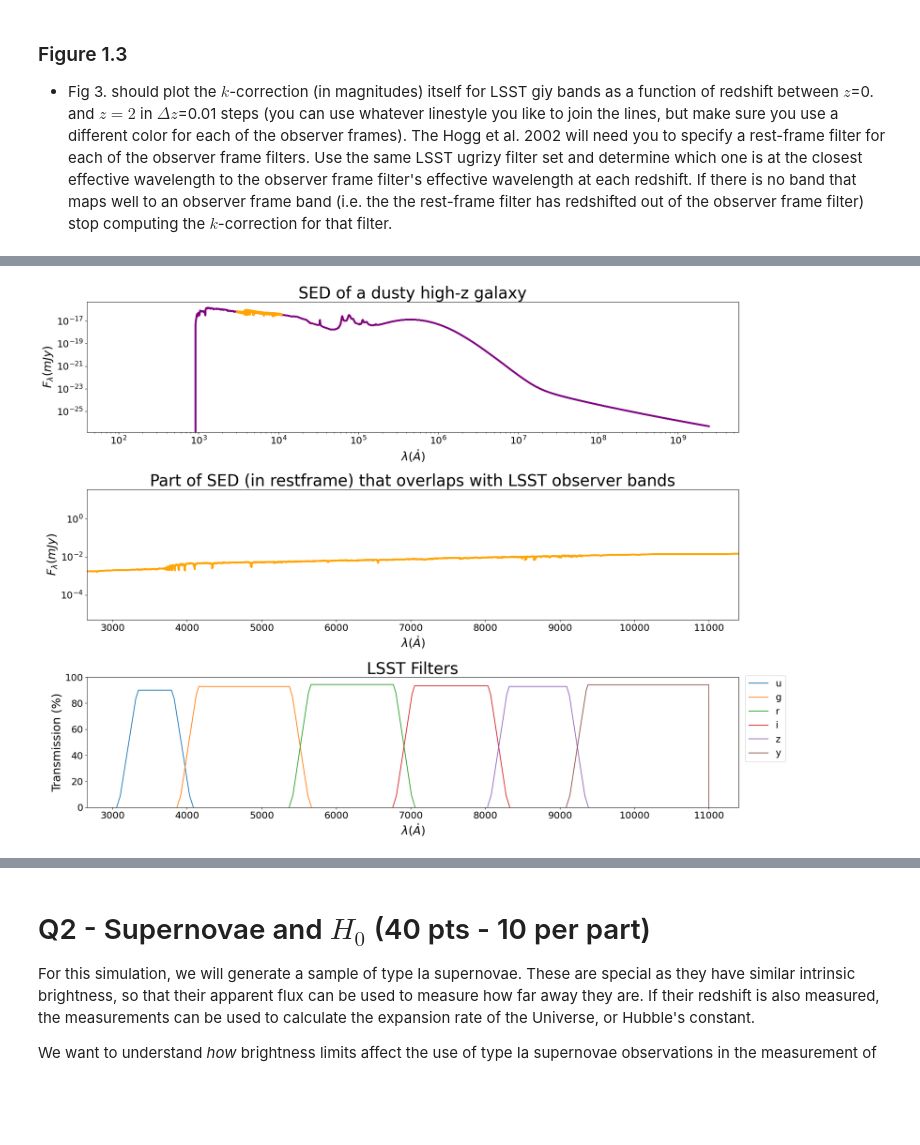
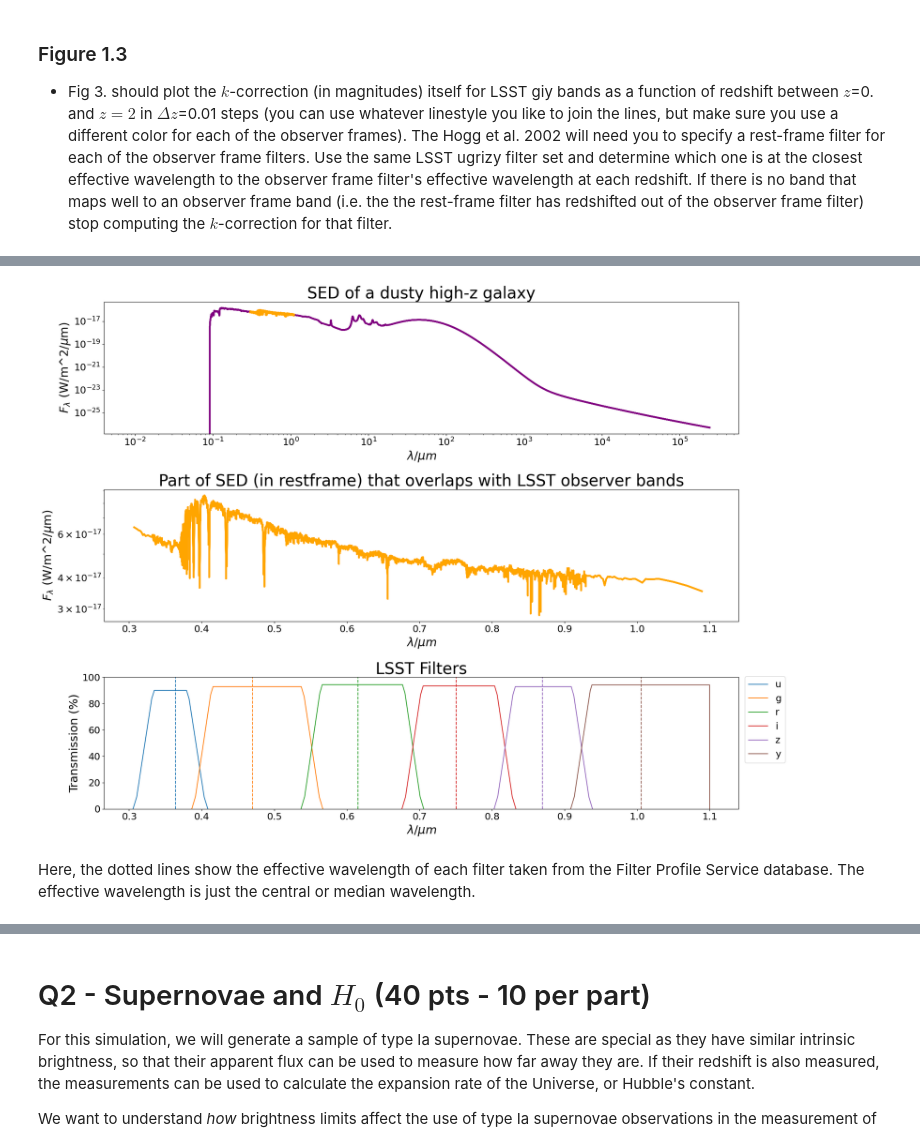
Before and after one commit to gnarayan/ast503_2024_Fall, a Jupyter notebook: homework/PadmaVenkatraman/HW2_ASTR503_PadmaVenkatraman.ipynb, the cells around one changed output, grey strips where cells are left out. Cells and saved outputs as stored; diff of their text form; code cells hidden in the pictures; blank space fills up the shorter version.

```diff
--- a/homework/PadmaVenkatraman/HW2_ASTR503_PadmaVenkatraman.ipynb
+++ b/homework/PadmaVenkatraman/HW2_ASTR503_PadmaVenkatraman.ipynb
@@ -129,7 +130,7 @@ import astropy.units as u
 cosmo = FlatLambdaCDM(H0=72 * u.km / u.s / u.Mpc, Tcmb0=2.725 * u.K, Om0=0.3)
 # %%
 plt.figure(figsize=(10,8))
-wave_centers = np.array([ 24, 70, 110,180, 200, 350, 450, 500, 850, 1100, 1400, 2100])
+wave_centers = np.array([110,180, 200, 350, 450, 500, 850, 1100, 1400, 2100, 2400])
 cmap = plt.get_cmap('viridis')
 for wavei in range(len(wave_centers)):
     wave = wave_centers[wavei]
@@ -145,7 +146,7 @@ for wavei in range(len(wave_centers)):
         n = np.trapz(flux_in_passband/pass_freq,x=pass_freq)
         redshift_flux = np.array(( n * (1+z) )/((cosmo.luminosity_distance(z).to(u.pc))/10)**2)
         flux_z = np.append(flux_z, redshift_flux)
-    ax = plt.plot(redshifts,flux_z, color=cmap(wavei/10), label='$\lambda = $'+f'{wave_centers[wavei]} $\mu m$')
+    ax = plt.plot(redshifts,flux_z, color=cmap(wavei/10), label='$\lambda = $'+f'{wave_centers[wavei]} $\mu$m')
     plt.legend(loc=(1,0),title='Bandpass ($\lambda_{obs}$)')
     plt.xlabel("Redshift (z)")
     plt.ylabel("$ \\frac {F_{\\nu}} {mJy}$")
@@ -158,3 +159,12 @@ for wavei in range(len(wave_centers)):
 ### Figure 1.2
 
 - Fig 2. should plot the flux density (in mJy) of the SED as a function of wavelength in microns (see the 2nd animation here: http://www.as.utexas.edu/~cmcasey/animated.html) over the same redshift grid (you can use $\Delta z$=0.50 to make it less cluttered if you like) and overplot the sub-mm bands for BICEP2 (http://svo2.cab.inta-csic.es/theory/fps3/index.php?mode=browse&gname=BICEP&gname2=BICEP2&asttype=)
+# %%
+bicep_bands = ['2.95', '2.150', '2.220']
+bicep_file = [f"data/hw2/BICEP_BICEP{i}GHz_rj.dat" for i in bicep_bands]
+band_to_data =dict(zip(bicep_bands, bicep_file))
+bicep_data = pd.DataFrame()
+for name in bicep_bands:
+    file = band_to_data[name]
+    d = ascii.read(file, names=[f'{name}_wavelength', f'{name}_passband']).to_pandas()
+    bicep_data = pd.concat([bicep_data, d], axis=1)
@@ -186,3 +220,7 @@ for name in passbands:
     file = passband_to_file[name]
     d = ascii.read(file, names=[f'{name}_wavelength', f'{name}_passband']).to_pandas()
     passband_data = pd.concat([passband_data, d], axis=1)
+
+# convert everything to micron
+for p in passbands:
+    passband_data[f'{p}_wavelength'] = passband_data[f'{p}_wavelength']/1e4
@@ -195,29 +227,39 @@ K_{QR} = -2.5\log_{10}\left[\frac{1}{1+z}\frac{\int{ \lambda_0 f_{\lambda}(\lamb
 # %%
 fig, ax = plt.subplots(3, 1, figsize=(20,15))
 wave = np.array(data['wave'])*(u.micron)
-wave_ang = wave.to(u.Angstrom)
+# from http://svo2.cab.inta-csic.es/theory/fps3/index.php?mode=browse&gname=LSST&asttype=
+
+effvals = np.array([3641.17, 4704.08, 6155.82, 7504.64, 8695.51, 10056.62])/1e4 # microns
+eff_wavelengths = dict(zip(passbands, effvals))
+
+# wave_ang = wave.to(u.Angstrom)
 for p in passbands:
-    ax[0].plot(wave_ang, data['f_lambda'], lw=3,color='purple')
-    lsst_overlap = ((wave_ang.value>=np.min(passband_data[f'u_wavelength'])) & (wave_ang.value <=np.max(passband_data['y_wavelength'])))
-    ax[0].plot(wave_ang[lsst_overlap], data['f_lambda'][lsst_overlap], lw=5,color='orange')
+    ax[0].plot(wave, data['f_lambda'], lw=3,color='purple')
+
+    lsst_overlap = ((wave.value>=np.min(passband_data[f'u_wavelength'])) & (wave.value <=np.max(passband_data['y_wavelength'])))
+    ax[0].plot(wave[lsst_overlap], data['f_lambda'][lsst_overlap], lw=5,color='orange')
     for a in ax:
-        a.set_xlabel("$\lambda (\mathring{A})$")
+        a.set_xlabel("$\lambda / \mu m$")
     for a in ax[:2]:
-        a.set_ylabel("$F_{\lambda} (mJy)$")
+        a.set_ylabel("$F_{\lambda}$ (W/m^2/$\mu$m)")
     ax[0].set_xscale('log')
     ax[0].set_yscale('log')
     ax[0].set_title('SED of a dusty high-z galaxy')
-    ax[1].plot(wave_ang, data['fnu'], lw=3,color='orange')
+    ax[1].plot(wave[lsst_overlap], data['f_lambda'][lsst_overlap], lw=3,color='orange')
     ax[1].set_yscale('log')
-    ax[2].plot(passband_data[f'{p}_wavelength'], 100*passband_data[f'{p}_passband'], label=p)
+    line, = ax[2].plot(passband_data[f'{p}_wavelength'], 100*passband_data[f'{p}_passband'], label=p)
     ax[2].legend(loc=(1.01,0.35))
     ax[2].set_title("LSST Filters")
     ax[2].set_ylabel("Transmission (%)")
     ax[2].set_ylim(0,100)
+    ax[2].axvline(eff_wavelengths[p], ls='--', color=line.get_color())
+    # ax[2].axvline(np.median(passband_data[f'{p}_wavelength']), ls='--', color='k',alpha=0.5)
     ax[1].set_title("Part of SED (in restframe) that overlaps with LSST observer bands")
 
     ax[1].set_xticks(ax[2].get_xticks())
     ax[1].set_xlim(ax[2].get_xlim())
 fig.tight_layout()
 # %% [output]
-[figure, old version]
+[figure, new version]
+# %% [markdown]
+Here, the dotted lines show the effective wavelength of each filter taken from the Filter Profile Service database. The effective wavelength is just the central or median wavelength.
```
Also changed, not shown: parts of 23 cells of this notebook, 1 other file.
